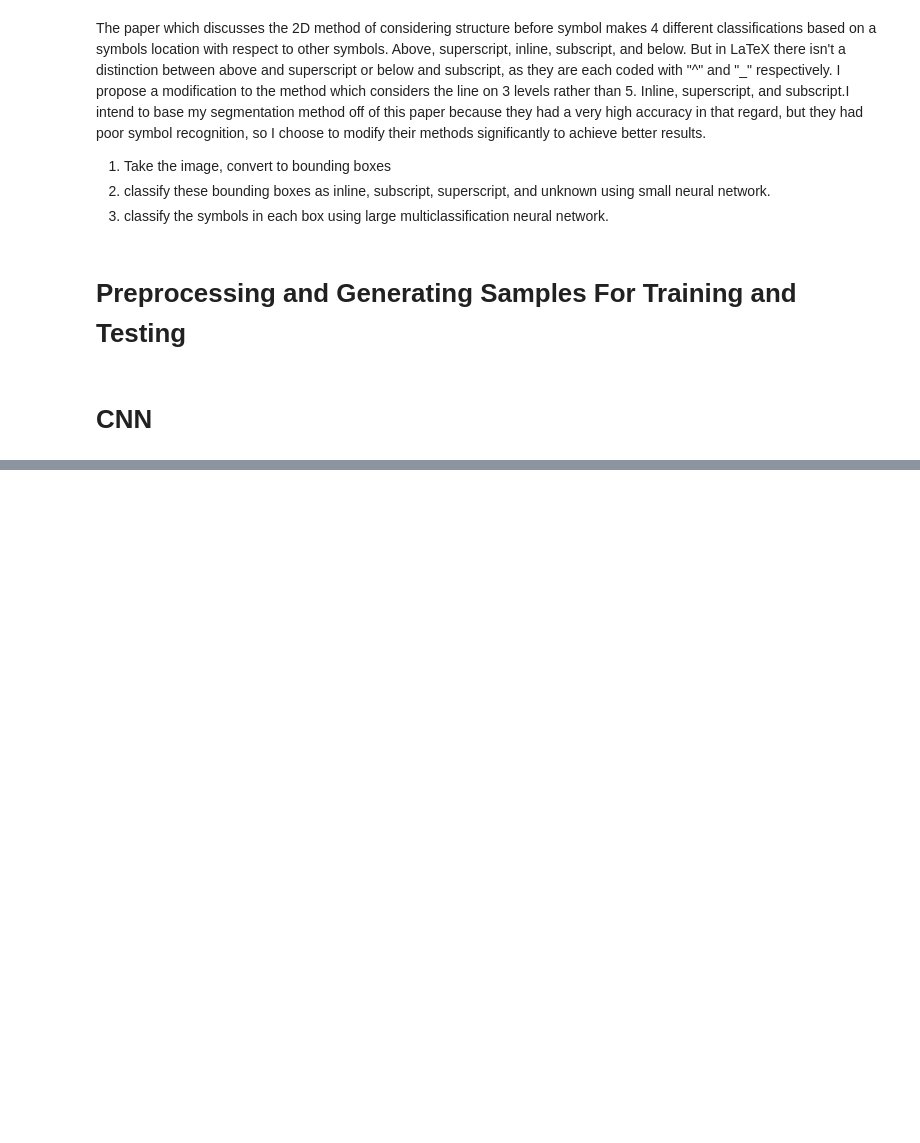
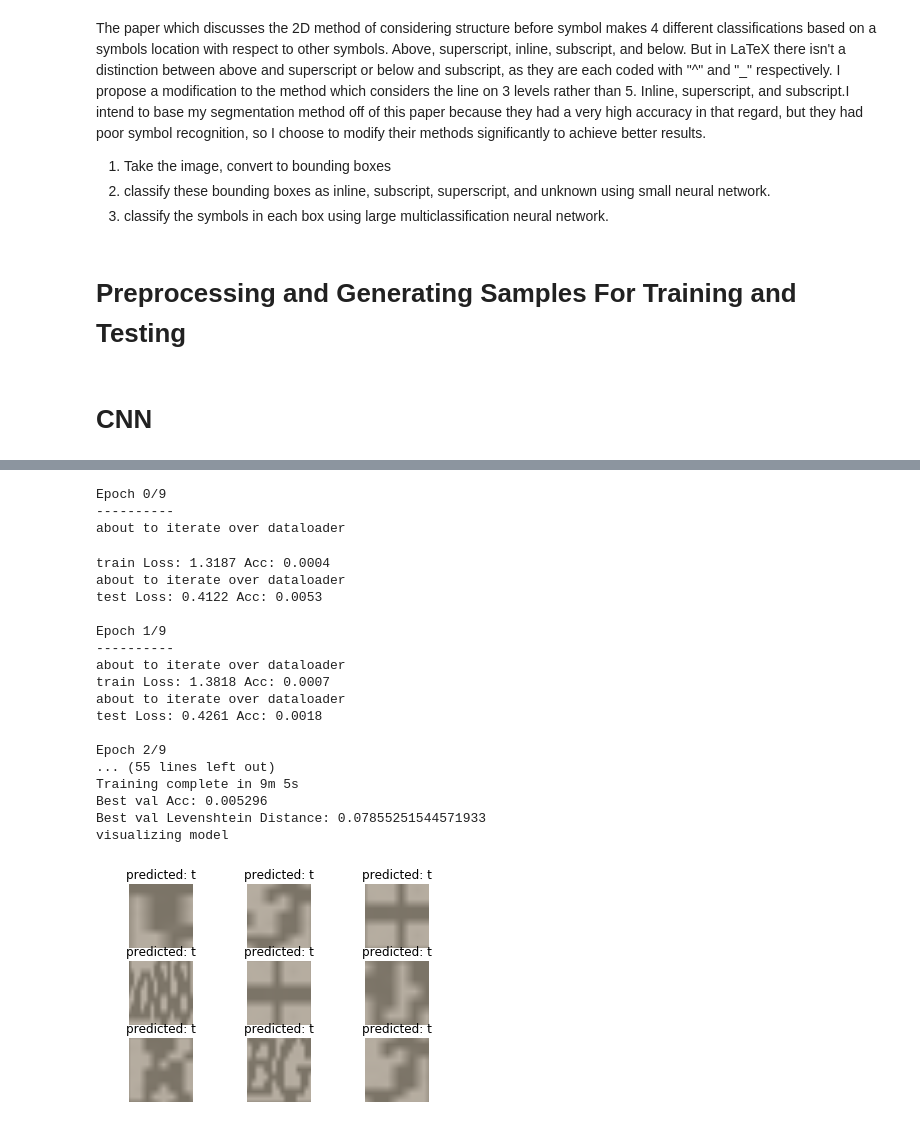
Before and after one commit to Tea-Script/HandwritingRecognition, a Jupyter notebook: Handwriting Recognition.ipynb, the cells around one changed output, grey strips where cells are left out. Saved outputs shown, nothing was run; the diff lists cells and outputs as text; code cells hidden in the pictures; blank space fills up the shorter version.

Commit message:
new model

```diff
--- a/Handwriting Recognition.ipynb
+++ b/Handwriting Recognition.ipynb
@@ -169,12 +169,13 @@ def generate_samples(num, hand=False, folder="./", nm="rand"):
 
 def simplify(latex, verbose=0):
     '''Returns a list containing each character in a LaTex document string in order of appearance'''
-    start = latex.find("\\begin{document}") + len("\begin{document}")
-    end = latex.find("\\end{document}")
+    start = latex.find("\\begin{minipage}[t][0pt]{\\linewidth}") + len("\\begin{minipage}[t][0pt]{\\linewidth}")
+    end = latex.find("\\end{minipage}")
     latex = latex[start: end] #document body
     latex = latex.replace("\\[","") #removing noncharacter command for equations
     latex = latex.replace("\\]","") #removing noncharacter command for equations
-    latex = latex.replace("\n", "")
+    latex = latex.replace('\n', "")
+    latex = latex.replace(" ", "")
     #latex = latex.replace("$", "") #removing noncharacter command for equations
     #latex = latex.replace("\text{") should make a function for this if necessary later on
     #find all supported LaTeX commands
@@ -188,6 +189,7 @@ def simplify(latex, verbose=0):
         try:
             if(c == "\\"): #found a "\" command
                 sym = found_symbols.pop(0)
+                #print(sym)
                 arr.append(sym)
                 latex = latex.replace(sym, "", 1)
             elif(c in "{}^_" ): #found a position delimeter or container that doesn't belong to a command
@@ -512,6 +515,7 @@ import copy
 from torch.utils.data import *
 from skimage import io, transform
 import scipy.ndimage as sci
+import torch.nn.functional as F
 plt.ion()
 
 
@@ -546,7 +550,6 @@ class Rescale(object):
 
         return {'image': img, 'label': label}
 
-
 class RandomCrop(object):
     """Crop randomly the image in a sample.
 
@@ -565,7 +568,8 @@ class RandomCrop(object):
 
     def __call__(self, sample):
         image, label = sample['image'], sample['label']
-
+        #print(image is None)
+        #print(sample)
         h, w = image.shape[:2]
         new_h, new_w = self.output_size
 
@@ -594,12 +598,12 @@ class ToTensor(object):
 
 data_transforms = {
     'train': transforms.Compose([
-        Rescale(256),
+        Rescale((256,256)),
         RandomCrop(224),
         ToTensor()
     ]),
     'test': transforms.Compose([
-        Rescale(256),
+        Rescale((256,256)),
         RandomCrop(224),
         ToTensor()
     ])
@@ -827,11 +864,11 @@ def train_model(model, criterion, optimizer, scheduler, num_epochs=15):
 
                 # wrap them in Variable
                 if use_gpu:
-                    inputs = Variable(inputs.cuda())
+                    inputs = Variable(inputscuda())
                     labels = Variable(labels.cuda())
                 else:
                     inputs = Variable(inputs)
-                    labels = Variable(labels)
+                    labels = Variable(labels.data)
 
                 # zero the parameter gradients
                 optimizer.zero_grad()
@@ -900,43 +937,68 @@ if use_gpu:
 criterion = nn.CrossEntropyLoss()
 
 # Observe that all parameters are being optimized
-optimizer_ft = optim.SGD(model_ft.fc.parameters(), lr=0.001, momentum=0.9)
+optimizer_ft = optim.SGD(model_ft.fc.parameters(), lr=0.1, momentum=0.3)
 
 # Decay LR by a factor of 0.1 every 7 epochs
 exp_lr_scheduler = lr_scheduler.StepLR(optimizer_ft, step_size=7, gamma=0.1)
 model_ft = train_model(model_ft, criterion, optimizer_ft, exp_lr_scheduler,
-                       num_epochs=2)
+                       num_epochs=10)
+torch.save(model_ft, "./saved")
+
+
 
 def visualize_model(model, num_images=9):
     was_training = model.training
     model.eval()
     images_so_far = 0
     fig = plt.figure()
 
     for i, data in enumerate(dataloaders['test']):
         inputs, labels = data
         inputs = inputs.float()
         if use_gpu:
             inputs, labels = Variable(inputs.cuda()), Variable(labels.cuda())
         else:
-            inputs, labels = Variable(inputs), Variable(labels)
+            inputs, labels = Variable(inputs), Variable(labels.data)
 
         outputs = model(inputs)
         __, preds = torch.max(outputs, 1)
         #preds = nn.functional.sigmoid(preds).round()
         labels = labels.diag()
 
         for j in range(inputs.size()[0]):
             images_so_far += 1
             ax = plt.subplot(num_images//3, 3, images_so_far)
             ax.axis('off')
             #print(preds,j)
             ax.set_title('predicted: {}'.format(class_names[int(preds.data[j])]))
             imshow(inputs.cpu().data[j])
 
             if images_so_far == num_images:
                 model.train(mode=was_training)
                 return
     model.train(mode=was_training)
 print("visualizing model")
 visualize_model(model_ft)
+# %% [output]
+Epoch 0/9
+----------
+about to iterate over dataloader
+train Loss: 1.3187 Acc: 0.0004
+about to iterate over dataloader
+test Loss: 0.4122 Acc: 0.0053
+
+Epoch 1/9
+----------
+about to iterate over dataloader
+train Loss: 1.3818 Acc: 0.0007
+about to iterate over dataloader
+test Loss: 0.4261 Acc: 0.0018
+
+Epoch 2/9
+... (55 lines left out)
+Training complete in 9m 5s
+Best val Acc: 0.005296
+Best val Levenshtein Distance: 0.07855251544571933
+visualizing model
+[figure, added]
```
Also changed, not shown: parts of 3 cells of this notebook, 3 other files.
